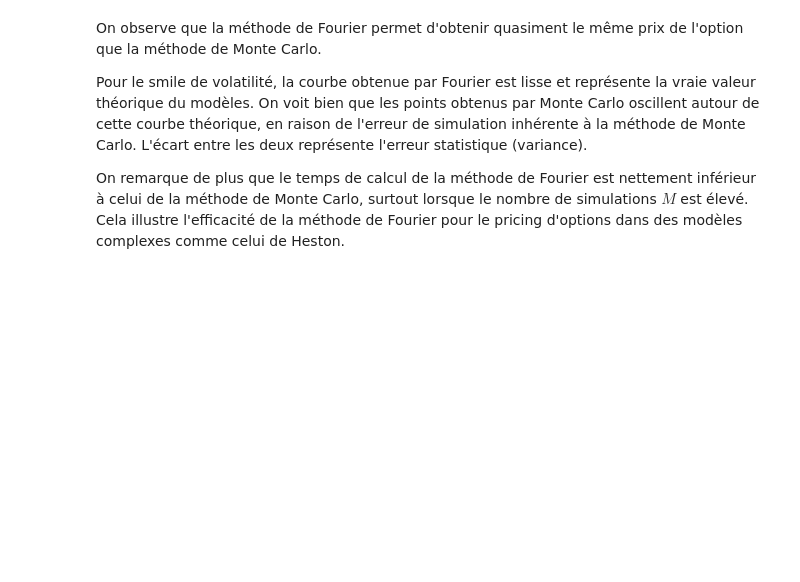
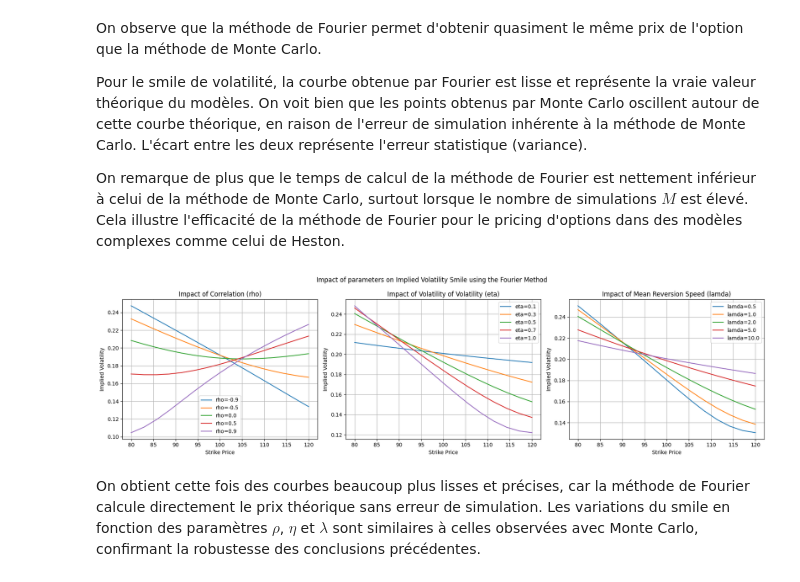
Before and after one commit to adonis107/MDS-MSF, a Jupyter notebook: MSF-QV-JAMAL-ELKBADI-KAPOTOS.ipynb, the cells around one changed output. Saved outputs shown, nothing was run; the diff lists cells and outputs as text; code cells hidden in the pictures; blank space fills up the shorter version.

```diff
--- a/MSF-QV-JAMAL-ELKBADI-KAPOTOS.ipynb
+++ b/MSF-QV-JAMAL-ELKBADI-KAPOTOS.ipynb
@@ -413,3 +413,63 @@ On observe que la méthode de Fourier permet d'obtenir quasiment le même prix d
 Pour le smile de volatilité, la courbe obtenue par Fourier est lisse et représente la vraie valeur théorique du modèles. On voit bien que les points obtenus par Monte Carlo oscillent autour de cette courbe théorique, en raison de l'erreur de simulation inhérente à la méthode de Monte Carlo. L'écart entre les deux représente l'erreur statistique (variance).
 
 On remarque de plus que le temps de calcul de la méthode de Fourier est nettement inférieur à celui de la méthode de Monte Carlo, surtout lorsque le nombre de simulations $M$ est élevé. Cela illustre l'efficacité de la méthode de Fourier pour le pricing d'options dans des modèles complexes comme celui de Heston.
+# %%
+# Parameter impact
+strikes = np.linspace(80, 120, 15)
+
+def get_smile_curve_fourier(strikes, S0, T, r, lam, theta, eta, rho, v0):
+    implied_vols = []
+    for K_val in strikes:
+        heston_price = heston_price_fourier(S0, K_val, T, r, lam, theta, eta, rho, v0)
+        implied_vol = implied_volatility_dichotomy(heston_price, S0, K_val, T, r)
+        implied_vols.append(implied_vol)
+    return implied_vols
+
+fig, axes = plt.subplots(1, 3, figsize=(18, 5))
+
+# rho impact (correlation)
+rhos = [-0.9, -0.5, 0.0, 0.5, 0.9]
+ax = axes[0]
+for rho_val in rhos:
+    implied_vols = get_smile_curve_fourier(strikes, S0, T, r, lam, theta, eta, rho_val, v0)
+    ax.plot(strikes, implied_vols, label=f'rho={rho_val}')
+
+ax.set_title('Impact of Correlation (rho)')
+ax.set_xlabel('Strike Price')
+ax.set_ylabel('Implied Volatility')
+ax.legend()
+ax.grid(True)
+
+# eta impact (vol of vol)
+etas = [0.1, 0.3, 0.5, 0.7, 1.0]
+ax = axes[1]
+for eta_val in etas:
+    implied_vols = get_smile_curve_fourier(strikes, S0, T, r, lam, theta, eta_val, rho, v0)
+    ax.plot(strikes, implied_vols, label=f'eta={eta_val}')
+
+ax.set_title('Impact of Volatility of Volatility (eta)')
+ax.set_xlabel('Strike Price')
+ax.set_ylabel('Implied Volatility')
+ax.legend()
+ax.grid(True)
+
+# lamda impact (mean reversion speed)
+lambdas = [0.5, 1.0, 2.0, 5.0, 10.0]
+ax = axes[2]
+for lam_val in lambdas:
+    implied_vols = get_smile_curve_fourier(strikes, S0, T, r, lam_val, theta, eta, rho, v0)
+    ax.plot(strikes, implied_vols, label=f'lamda={lam_val}')
+
+ax.set_title('Impact of Mean Reversion Speed (lamda)')
+ax.set_xlabel('Strike Price')
+ax.set_ylabel('Implied Volatility')
+ax.legend()
+ax.grid(True)
+
+plt.suptitle('Impact of parameters on Implied Volatility Smile using the Fourier Method')
+plt.tight_layout()
+plt.show()
+# %% [output]
+[figure, added]
+# %% [markdown]
+On obtient cette fois des courbes beaucoup plus lisses et précises, car la méthode de Fourier calcule directement le prix théorique sans erreur de simulation. Les variations du smile en fonction des paramètres $\rho$, $\eta$ et $\lambda$ sont similaires à celles observées avec Monte Carlo, confirmant la robustesse des conclusions précédentes.
```
Also changed, not shown: parts of 1 cell of this notebook.
